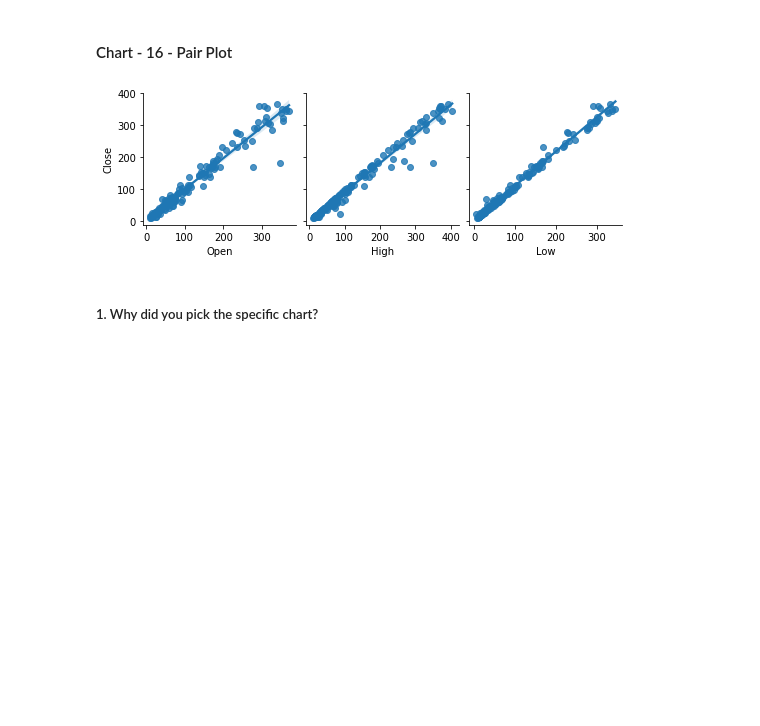
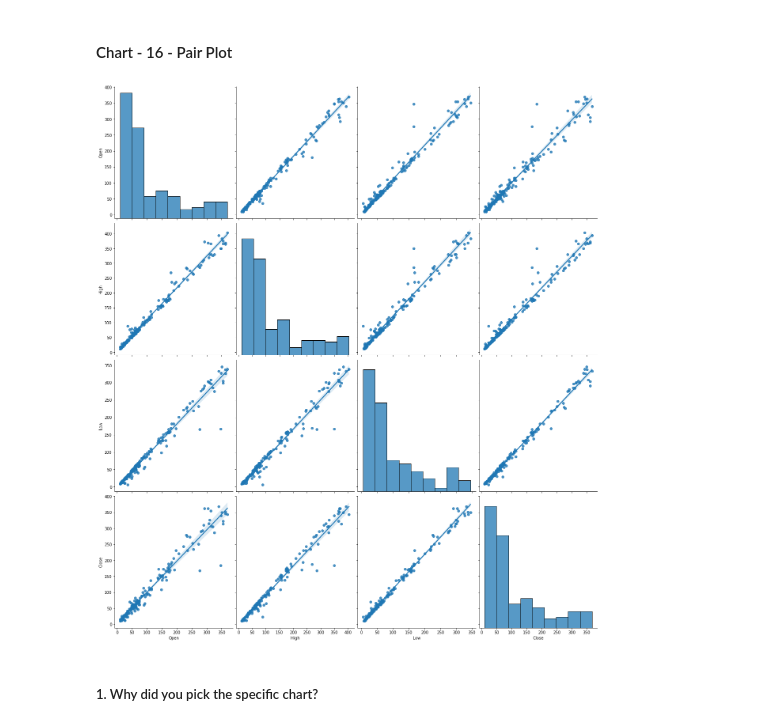
Before and after one commit to LuvMutreja/Yes-Bank-Closing-Stock-Price-Prediction, a Jupyter notebook: Regression_Project_Yes_Bank_Stock_Closing_Price_Prediction_.ipynb, the cells around one changed output. Drawn from its saved outputs; the diff is of its cells as text; code cells hidden in the pictures; blank space fills up the shorter version.

```diff
--- a/Regression_Project_Yes_Bank_Stock_Closing_Price_Prediction_.ipynb
+++ b/Regression_Project_Yes_Bank_Stock_Closing_Price_Prediction_.ipynb
@@ -105,7 +108,7 @@ drive.mount('/content/drive')
 Drive already mounted at /content/drive; to attempt to forcibly remount, call drive.mount("/content/drive", force_remount=True).
 # %%
 # Importing the dataset
-dataset = pd.read_csv('/content/drive/MyDrive/Alma Better/Module 4 Machine Learning/#Capstone Project 2- Yes BANK/data_YesBank_StockPrices.csv')
+dataset = pd.read_csv('/content/drive/MyDrive/Alma Better/Module 4 Machine Learning/#Capstone Projects/Regression Capstone Project- Yes Bank Stock Closing Price Prediction /data_YesBank_StockPrices.csv')
 # %% [markdown]
 ### Dataset First View
 # %%
@@ -833,10 +840,10 @@ Answer Here
 #### Chart - 16 - Pair Plot
 # %%
 # Pair Plot visualization code
-sns.pairplot(dataset,x_vars=['Open','High','Low'],y_vars='Close',kind='reg')
+sns.pairplot(dataset,x_vars=['Open','High','Low','Close'],y_vars=['Open','High','Low','Close'],kind='reg',size=5, aspect=0.9)
 plt.show()
 # %% [output]
-[figure, old version]
+[figure, new version]
 # %% [markdown]
 ##### 1. Why did you pick the specific chart?
 # %% [markdown]
```
Also changed, not shown: parts of 52 cells of this notebook.
